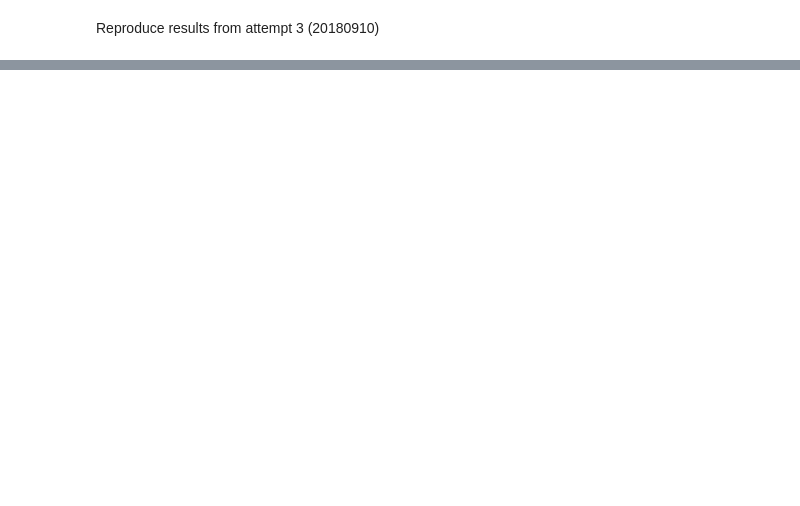
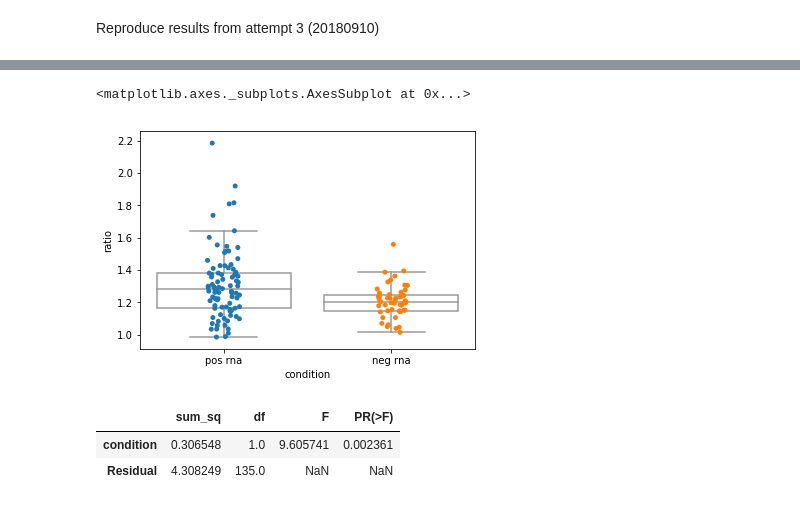
Before and after one commit to c-bun/Riboglow-Tools, a Jupyter notebook: reanalyze attempt 3.ipynb, the cells around one changed output, grey strips where cells are left out. Saved outputs shown, nothing was run; the diff lists cells and outputs as text; code cells hidden in the pictures; blank space fills up the shorter version.

```diff
--- a/reanalyze attempt 3.ipynb
+++ b/reanalyze attempt 3.ipynb
@@ -87,3 +56,3 @@ print(np.mean(pos_ratios))
 # %%
-neg_ratios = process_dir("/Users/colinrathbun/Research/imaging/20180910/singles_neg/", 35, 290)
+neg_ratios = process_dir("/Users/colinrathbun/Research/imaging/20180910/singles_neg/", 35, 350)
 # %% [output]
@@ -115,0 +85,20 @@ print(np.mean(neg_ratios))
+# %%
+d = {'condition':[],
+    'ratio':[]}
+for pt in pos_ratios:
+    d['condition'].append('pos rna')
+    d['ratio'].append(pt)
+
+for pt in neg_ratios:
+    d['condition'].append('neg rna')
+    d['ratio'].append(pt)
+# %%
+import pandas as pd
+df = pd.DataFrame(d)
+# %%
+import seaborn as sn
+ax = sn.stripplot(data=df,y='ratio',x='condition',jitter=True)
+sn.boxplot(data=df,y='ratio',x='condition',ax=ax,color='w',fliersize=0)
+# %% [output]
+<matplotlib.axes._subplots.AxesSubplot at 0x...>
+[figure, added]
@@ -115,0 +115,6 @@ print(np.mean(neg_ratios))
+# %%
+anova(df)
+# %% [output]
+|  | sum_sq | df | F | PR(>F) |
+| condition | 0.306548 | 1.0 | 9.605741 | 0.002361 |
+| Residual | 4.308249 | 135.0 | NaN | NaN |
```
Also changed, not shown: parts of 19 cells of this notebook, 2 other files.
